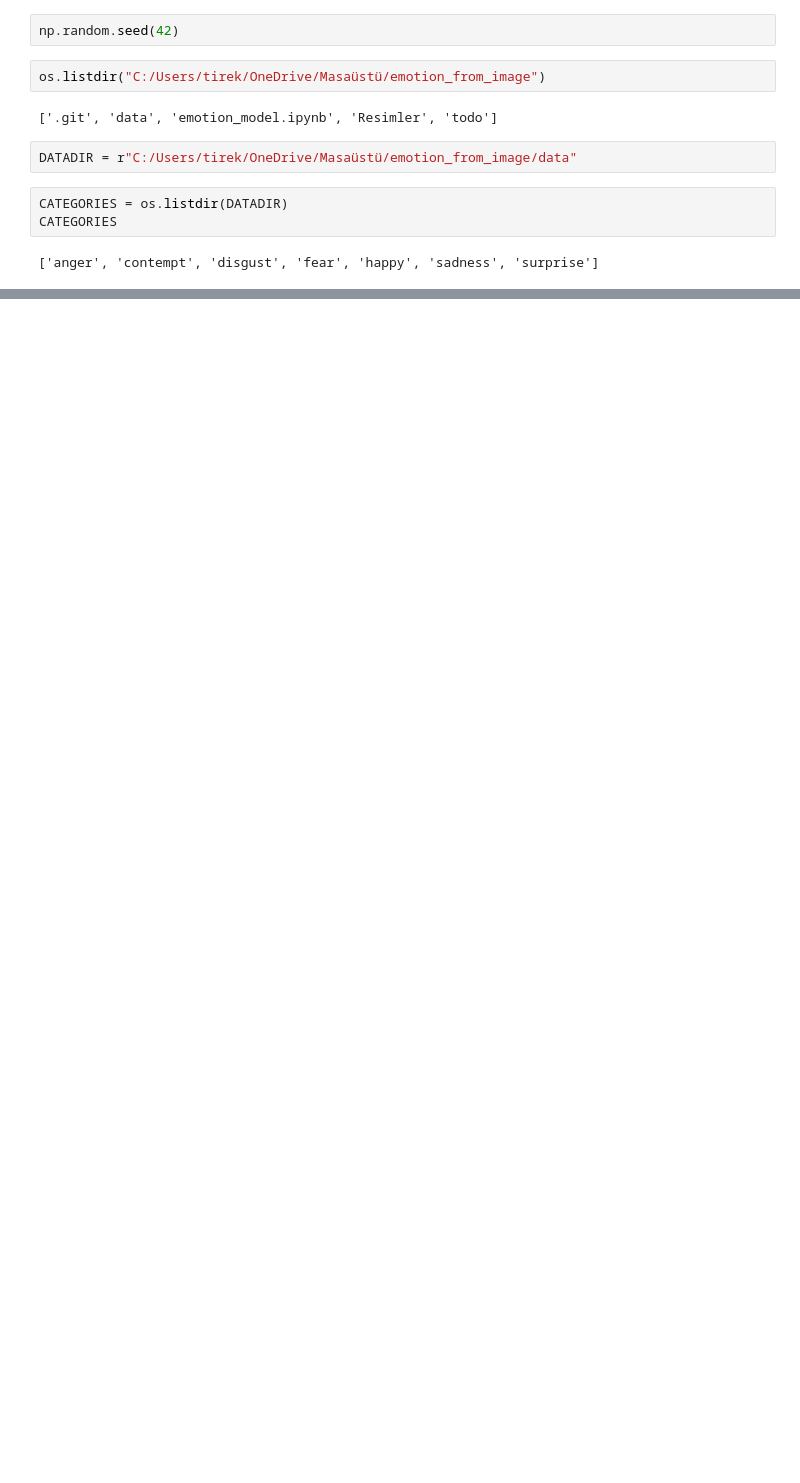
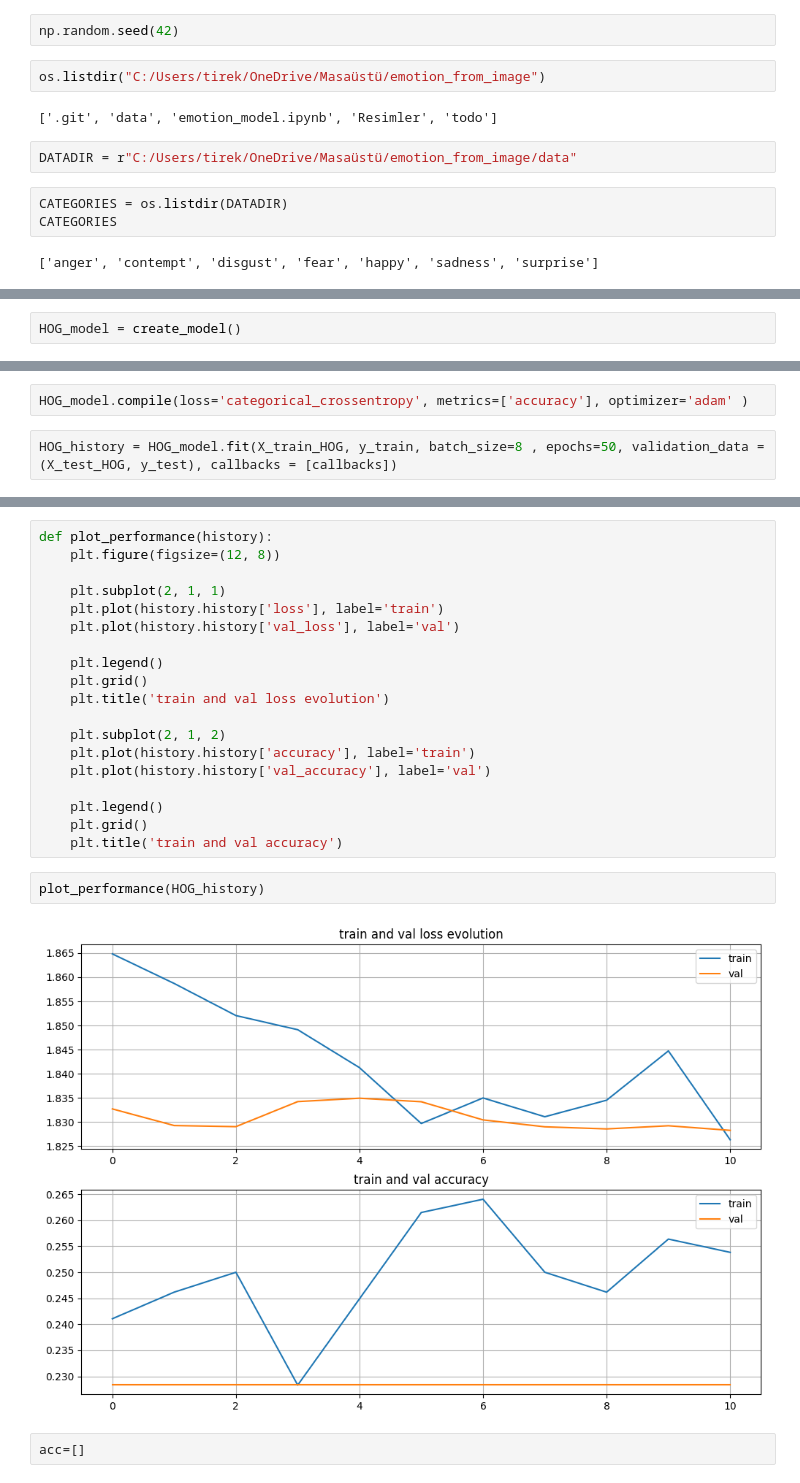
Before and after one commit to nazlitirek/emotion-analysis-from-image-data, a Jupyter notebook: emotion_model.ipynb, the cells around one changed output, grey strips where cells are left out. Saved outputs shown, nothing was run; the diff lists cells and outputs as text; blank space fills up the shorter version.

```diff
--- a/emotion_model.ipynb
+++ b/emotion_model.ipynb
@@ -217,0 +301,2 @@ AttributeError: 'NoneType' object has no attribute 'dtype'
+# %%
+HOG_model = create_model()
@@ -217,0 +327,4 @@ AttributeError: 'NoneType' object has no attribute 'dtype'
+# %%
+HOG_model.compile(loss='categorical_crossentropy', metrics=['accuracy'], optimizer='adam' )
+# %%
+HOG_history = HOG_model.fit(X_train_HOG, y_train, batch_size=8 , epochs=50, validation_data = (X_test_HOG, y_test), callbacks = [callbacks])
@@ -217,0 +349,25 @@ AttributeError: 'NoneType' object has no attribute 'dtype'
+# %%
+def plot_performance(history):
+    plt.figure(figsize=(12, 8))
+
+    plt.subplot(2, 1, 1)
+    plt.plot(history.history['loss'], label='train')
+    plt.plot(history.history['val_loss'], label='val')
+
+    plt.legend()
+    plt.grid()
+    plt.title('train and val loss evolution')
+
+    plt.subplot(2, 1, 2)
+    plt.plot(history.history['accuracy'], label='train')
+    plt.plot(history.history['val_accuracy'], label='val')
+
+    plt.legend()
+    plt.grid()
+    plt.title('train and val accuracy')
+# %%
+plot_performance(HOG_history)
+# %% [output]
+[figure, added]
+# %%
+acc=[]
```
Also changed, not shown: parts of 47 cells of this notebook, 3 other files.
